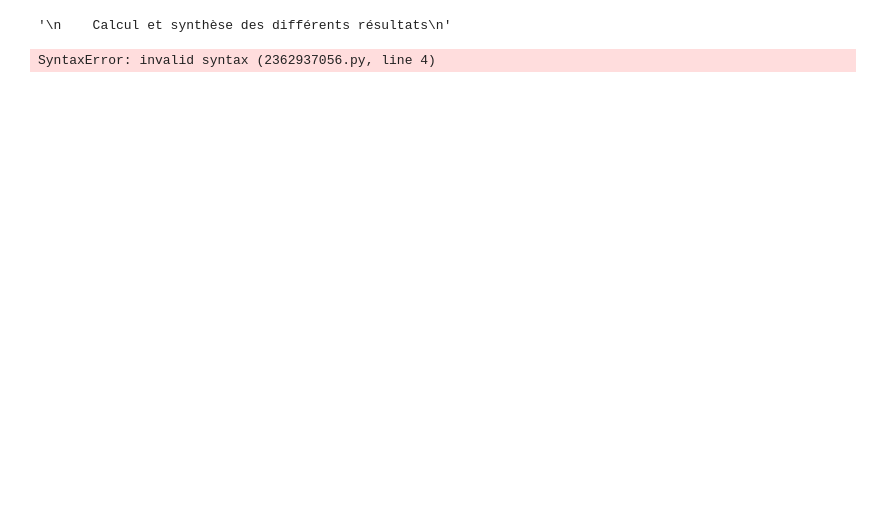
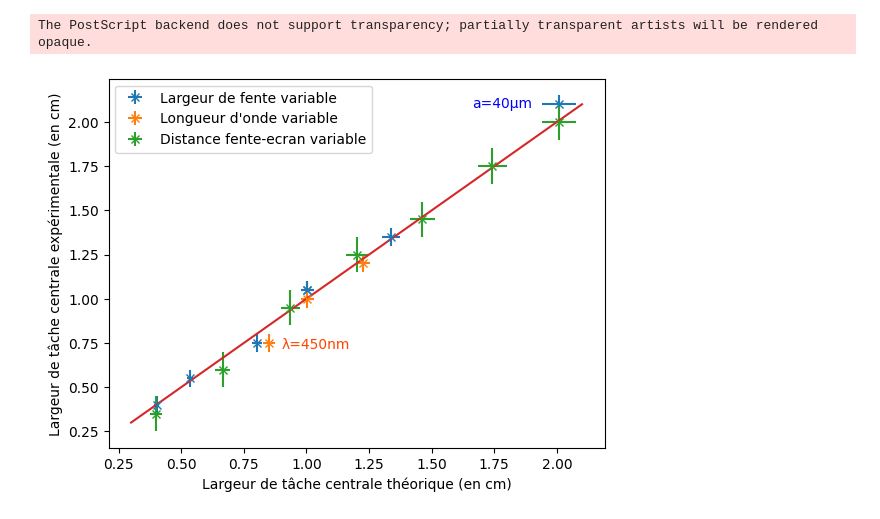
Before and after one commit to Duffy-y/TP-Saclay, a Jupyter notebook: Optique_TP_2_3/main.ipynb, the cells around one changed output. Saved outputs shown, nothing was run; the diff lists cells and outputs as text; code cells hidden in the pictures; blank space fills up the shorter version.

```diff
--- a/Optique_TP_2_3/main.ipynb
+++ b/Optique_TP_2_3/main.ipynb
@@ -22,44 +43,43 @@ L_th_1 = largeur(lambda_1, D_1, a_1)
     Influence de la longueur d'onde
 """
 
-D_2 = ufloat(10, std_dev=0.1) * 10**(-2)
-lambda_2 = unumpy.uarray([462, 492, 600], std_devs=0.1) * 10**(-9)
-a_2 = ufloat(80, std_dev=0.1) * 10**(-6)
+D_2 = ufloat(75.5, std_dev=0.8) * 10**(-2)
+lambda_2 = unumpy.uarray([532, 650, 450], std_devs=10) * 10**(-9)
+a_2 = ufloat(80, std_dev=1) * 10**(-6)
 
-L_mesure_2 = unumpy.uarray([1, 1, 1], std_devs=0.1) * 10**(-2)
+L_mesure_2 = unumpy.uarray([1, 1.2, 0.75], std_devs=0.05) * 10**(-2)
 L_th_2 = largeur(lambda_2, D_2, a_2)
 # %%
 """
     Influence de la distance ecran-fente
 """
 
-D_3 =  unumpy.uarray([100, 110, 120, 130], std_devs=0.1) * 10**(-2)
-lambda_3 = ufloat(492, std_dev=10) * 10**(-9)
-a_3 = ufloat(80, std_dev=0.1) * 10**(-6)
+D_3 =  unumpy.uarray([75.5, 65.5, 55, 45.2, 35.2, 25, 15], std_devs=0.8) * 10**(-2)
+lambda_3 = ufloat(532, std_dev=10) * 10**(-9)
+a_3 = ufloat(40, std_dev=1) * 10**(-6)
 
-L_mesure_3 = unumpy.uarray([1, 1, 1], std_devs=0.1) * 10**(-2)
+L_mesure_3 = unumpy.uarray([2, 1.75, 1.45, 1.25, 0.95, 0.6, 0.35], std_devs=0.1) * 10**(-2)
 L_th_3 = largeur(lambda_3, D_3, a_3)
 # %%
+
 """
     Calcul et synthèse des différents résultats
 """
 
-ldd.plot_error(L_th_1, L_mesure_1, label="Largeur de fente variable")
-ldd.plot_error(L_th_2, L_mesure_2, label="Longueur d'onde variable")
-ldd.plot_error(L_th_3, L_mesure_3, label="Distance fente-ecran variable")
+x = np.linspace(0.3, 2.1, 5)
 
-plt.xlabel("Largeur de tâche centrale théorique (en m)")
-plt.ylabel("Largeur de tâche centrale expérimentale (en m)")
-plt.show()
+ldd.plot_error(L_th_1 * 10**2, L_mesure_1 * 10**2, label="Largeur de fente variable", fmt="x")
+ldd.plot_error(L_th_2 * 10**2, L_mesure_2 * 10**2, label="Longueur d'onde variable", fmt="x")
+ldd.plot_error(L_th_3 * 10**2, L_mesure_3 * 10**2, label="Distance fente-ecran variable", fmt="x")
+plt.plot(x, x)
+plt.text(1.9, 2.08, 'a=40µm', horizontalalignment='right', color="blue")
+plt.text(L_th_2[2].nominal_value * 10**2 + 0.05,L_mesure_2[2].nominal_value * 10 ** 2 - 0.03,'λ=450nm', color="#ff4400")
+
+plt.xlabel("Largeur de tâche centrale théorique (en cm)")
+plt.ylabel("Largeur de tâche centrale expérimentale (en cm)")
+plt.legend()
+# plt.show()
+plt.savefig("graph_final_diffrac_simple.eps")
 # %% [output]
-'\n    Calcul et synthèse des différents résultats\n'
+The PostScript backend does not support transparency; partially transparent artists will be rendered opaque.
+[figure, added]
-# %%
-"""
-    Caméra linéaire
-"""
-import numpy as np
-import pandas as pd
-
-df = pd.read_csv("data.csv")
-# %% [output]
-SyntaxError: invalid syntax (2362937056.py, line 4)
```
Also changed, not shown: parts of 6 cells of this notebook, 17 other files.
